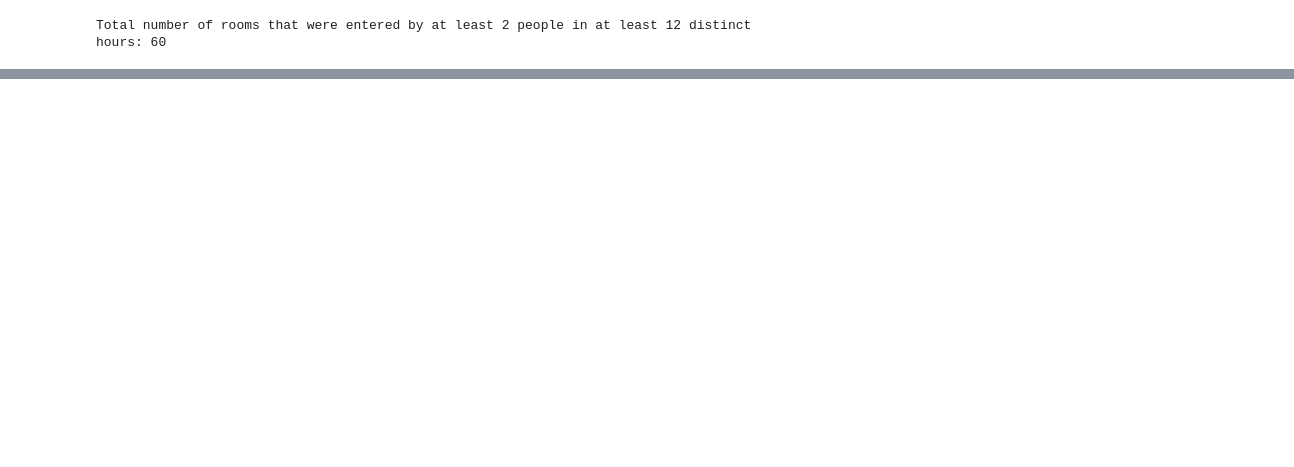
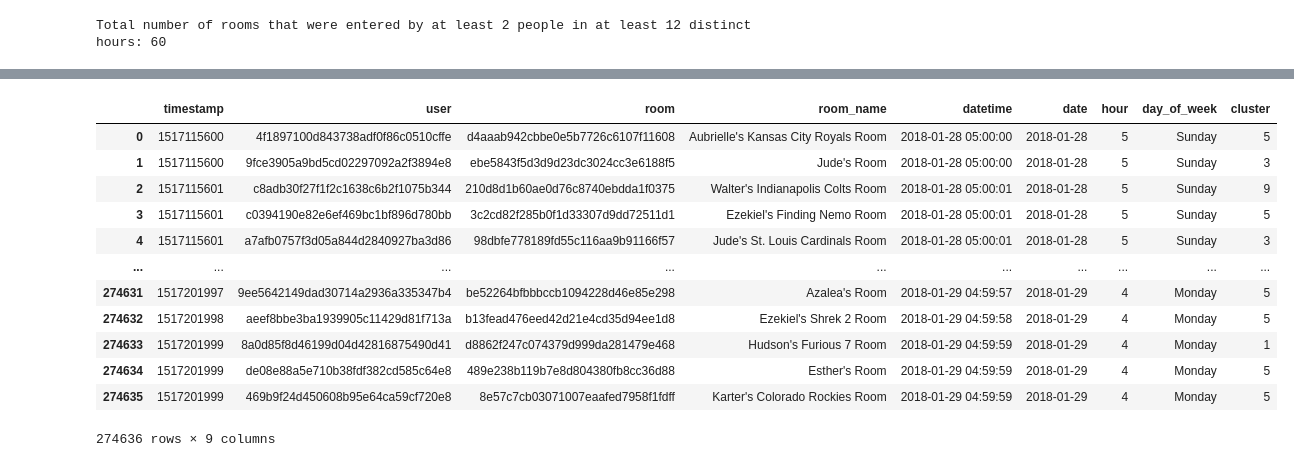
Before and after one commit to christophersingh/Airtime, a Jupyter notebook: Airtime.ipynb, the cells around one changed output, grey strips where cells are left out. Cells and saved outputs as stored; diff of their text form; code cells hidden in the pictures; blank space fills up the shorter version.

```diff
--- a/Airtime.ipynb
+++ b/Airtime.ipynb
@@ -358,0 +374,7 @@ Total number of rooms that were entered by at least 2 people in at least 12 dist
+# %%
+from sklearn.feature_extraction.text import TfidfVectorizer
+from sklearn.cluster import KMeans
+
+vectorizer = TfidfVectorizer(stop_words='english')
+X = vectorizer.fit_transform(df['room_name'])
+X
@@ -358,0 +384,4 @@ Total number of rooms that were entered by at least 2 people in at least 12 dist
+# %%
+cluster = 10
+model = KMeans(n_clusters=cluster, init='k-means++', max_iter=100, n_init=1)
+model.fit(X)
@@ -358,0 +428,17 @@ Total number of rooms that were entered by at least 2 people in at least 12 dist
+# %%
+df['cluster'] =  df.apply(lambda x: int(model.predict(vectorizer.transform([x['room_name']]))), axis = 1)
+df
+# %% [output]
+|  | timestamp | user | room | room_name | datetime | date | hour | day_of_week | cluster |
+| 0 | 1517115600 | 4f1897100d843738adf0f86c0510cffe | d4aaab942cbbe0e5b7726c6107f11608 | Aubrielle's Kansas City Royals Room | 2018-01-28 05:00:00 | 2018-01-28 | 5 | Sunday | 5 |
+| 1 | 1517115600 | 9fce3905a9bd5cd02297092a2f3894e8 | ebe5843f5d3d9d23dc3024cc3e6188f5 | Jude's Room | 2018-01-28 05:00:00 | 2018-01-28 | 5 | Sunday | 3 |
+| 2 | 1517115601 | c8adb30f27f1f2c1638c6b2f1075b344 | 210d8d1b60ae0d76c8740ebdda1f0375 | Walter's Indianapolis Colts Room | 2018-01-28 05:00:01 | 2018-01-28 | 5 | Sunday | 9 |
+| 3 | 1517115601 | c0394190e82e6ef469bc1bf896d780bb | 3c2cd82f285b0f1d33307d9dd72511d1 | Ezekiel's Finding Nemo Room | 2018-01-28 05:00:01 | 2018-01-28 | 5 | Sunday | 5 |
+| 4 | 1517115601 | a7afb0757f3d05a844d2840927ba3d86 | 98dbfe778189fd55c116aa9b91166f57 | Jude's St. Louis Cardinals Room | 2018-01-28 05:00:01 | 2018-01-28 | 5 | Sunday | 3 |
+| ... | ... | ... | ... | ... | ... | ... | ... | ... | ... |
+| 274631 | 1517201997 | 9ee5642149dad30714a2936a335347b4 | be52264bfbbbccb1094228d46e85e298 | Azalea's Room | 2018-01-29 04:59:57 | 2018-01-29 | 4 | Monday | 5 |
+| 274632 | 1517201998 | aeef8bbe3ba1939905c11429d81f713a | b13fead476eed42d21e4cd35d94ee1d8 | Ezekiel's Shrek 2 Room | 2018-01-29 04:59:58 | 2018-01-29 | 4 | Monday | 5 |
+| 274633 | 1517201999 | 8a0d85f8d46199d04d42816875490d41 | d8862f247c074379d999da281479e468 | Hudson's Furious 7 Room | 2018-01-29 04:59:59 | 2018-01-29 | 4 | Monday | 1 |
+| 274634 | 1517201999 | de08e88a5e710b38fdf382cd585c64e8 | 489e238b119b7e8d804380fb8cc36d88 | Esther's Room | 2018-01-29 04:59:59 | 2018-01-29 | 4 | Monday | 5 |
+| 274635 | 1517201999 | 469b9f24d450608b95e64ca59cf720e8 | 8e57c7cb03071007eaafed7958f1fdff | Karter's Colorado Rockies Room | 2018-01-29 04:59:59 | 2018-01-29 | 4 | Monday | 5 |
+274636 rows × 9 columns
```
Also changed, not shown: parts of 28 cells of this notebook.
